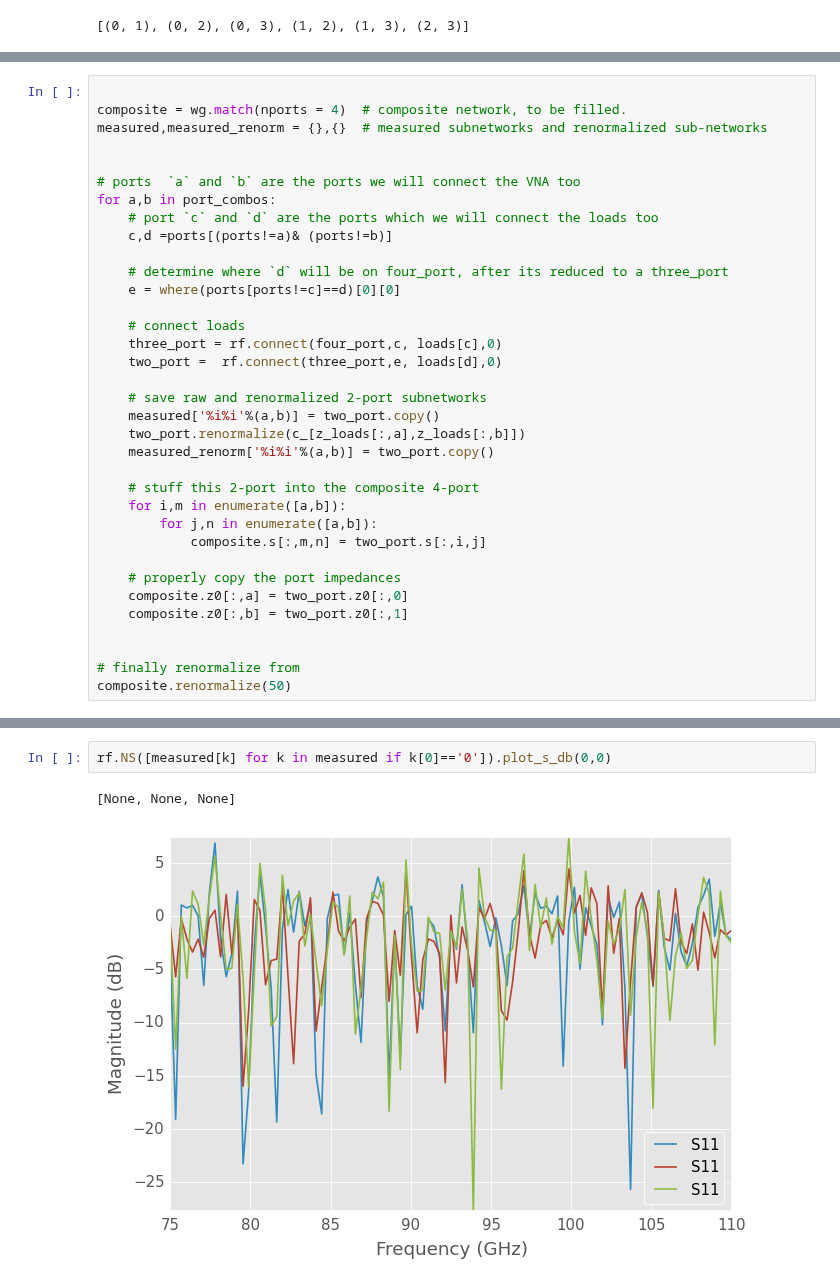
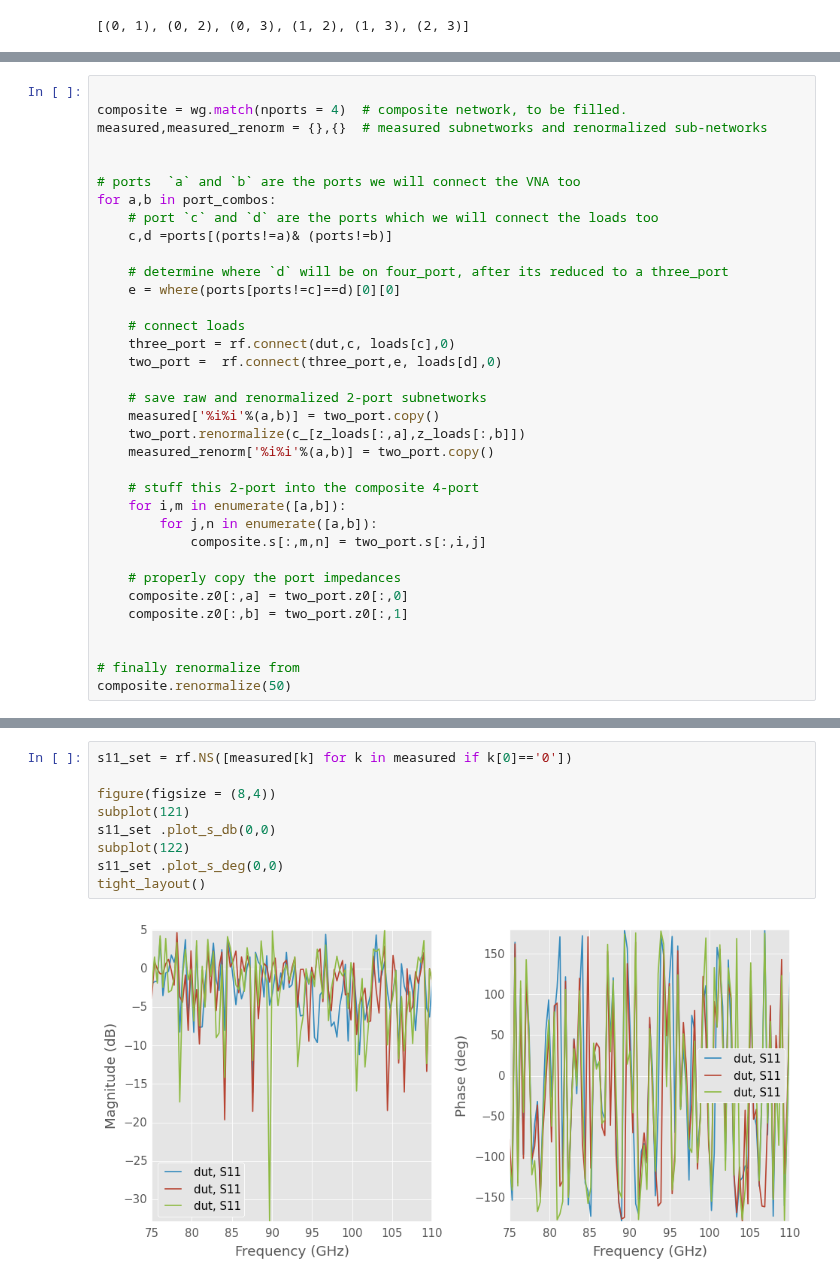
Before and after one commit to scikit-rf/examples, a Jupyter notebook: Measuring a Mutiport Device with a 2-Port Network Analyzer.ipynb, the cells around one changed output, grey strips where cells are left out. Saved outputs shown, nothing was run; the diff lists cells and outputs as text.

```diff
--- a/Measuring a Mutiport Device with a 2-Port Network Analyzer.ipynb
+++ b/Measuring a Mutiport Device with a 2-Port Network Analyzer.ipynb
@@ -75,7 +75,7 @@ for a,b in port_combos:
     e = where(ports[ports!=c]==d)[0][0]
 
     # connect loads
-    three_port = rf.connect(four_port,c, loads[c],0)
+    three_port = rf.connect(dut,c, loads[c],0)
     two_port =  rf.connect(three_port,e, loads[d],0)
 
     # save raw and renormalized 2-port subnetworks
@@ -109,5 +117,11 @@ measured_renorm
 # %%
-rf.NS([measured[k] for k in measured if k[0]=='0']).plot_s_db(0,0)
+s11_set = rf.NS([measured[k] for k in measured if k[0]=='0'])
+
+figure(figsize = (8,4))
+subplot(121)
+s11_set .plot_s_db(0,0)
+subplot(122)
+s11_set .plot_s_deg(0,0)
+tight_layout()
 # %% [output]
-[None, None, None]
-[figure, old version]
+[figure, new version]
```
Also changed, not shown: parts of 20 cells of this notebook.
